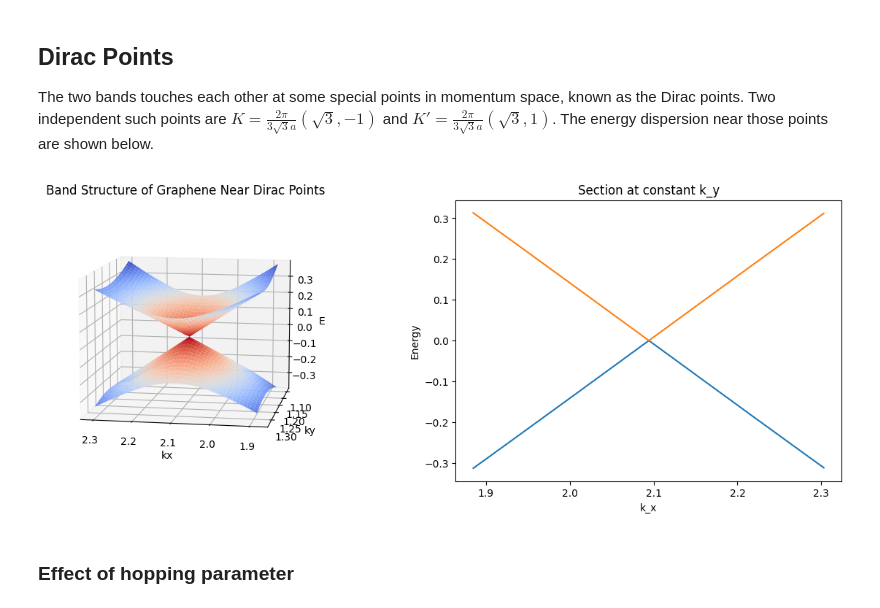
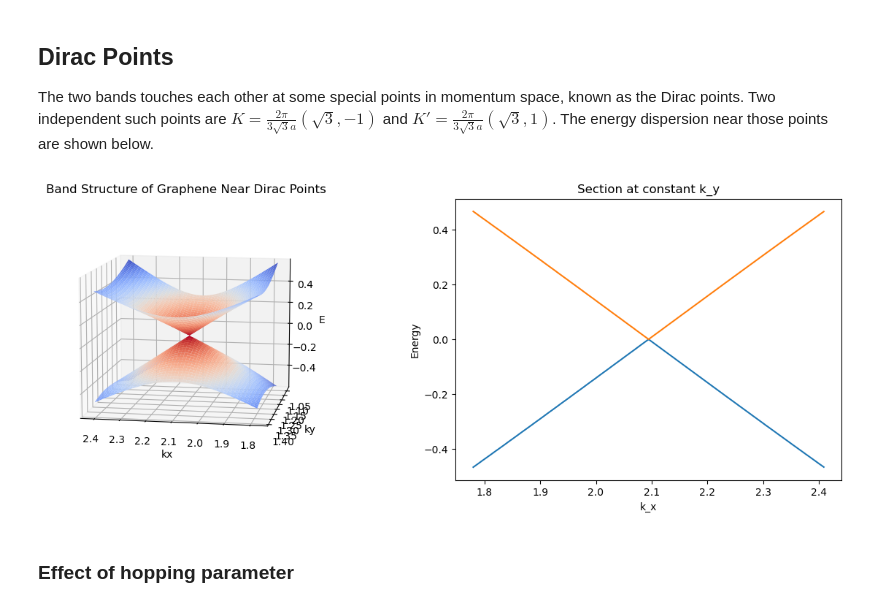
Before and after one commit to biplab37/Graphene, a Jupyter notebook: Graphene_Band_Structure.ipynb, the cells around one changed output. Saved outputs shown, nothing was run; the diff lists cells and outputs as text; code cells hidden in the pictures.

```diff
--- a/Graphene_Band_Structure.ipynb
+++ b/Graphene_Band_Structure.ipynb
@@ -63,33 +63,33 @@ plot_band_structure(energy,1,1)
 The two bands touches each other at some special points in momentum space, known as the Dirac points. Two independent such points are $K = \frac{2\pi}{3\sqrt{3}a}(\sqrt{3},-1)$ and $K' = \frac{2\pi}{3\sqrt{3}a}(\sqrt{3},1)$. The energy dispersion near those points are shown below.
 # %%
 def band_Dirac_points(energy,a,t):
-    delta = 0.1
+    delta = 0.15
     kx = np.arange(2*np.pi*(1 - delta)/3*a, 2*np.pi*(1+delta)/3*a,0.001)
     ky = np.arange(2*np.pi*(1 - delta)/(3*np.sqrt(3)*a), 2*np.pi*(1+delta)/(3*np.sqrt(3)*a),0.01)
     KX,KY = np.meshgrid(kx,ky)
 
     En = energy(KX,KY,a,t)
 
     En_kx = np.vectorize(lambda kx: energy(kx,2*np.pi/(3*np.sqrt(3)*a),1,1))(kx)
 
     fig = plt.figure(figsize=(15, 5))
     ax1 = fig.add_subplot(121, projection='3d')
     ax2 = fig.add_subplot(122)
 
     ax1.view_init(elev=10., azim=100)
     ax1.plot_surface(KX,KY,En,cmap=cm.coolwarm)
     ax1.plot_surface(KX,KY,-En, cmap=cm.coolwarm_r)
     ax1.set(title="Band Structure of Graphene Near Dirac Points", xlabel='kx', ylabel='ky', zlabel='E')
 
     ax2.plot(kx,En_kx)
     ax2.plot(kx,-En_kx)
     ax2.set(title="Section at constant k_y",xlabel="k_x",ylabel="Energy")
 
     plt.show()
 
 band_Dirac_points(energy,1,1)
 # %% [output]
-[figure, old version]
+[figure, new version]
 # %% [markdown]
 ### Effect of hopping parameter
 # %%
```
Also changed, not shown: parts of 10 cells of this notebook.
